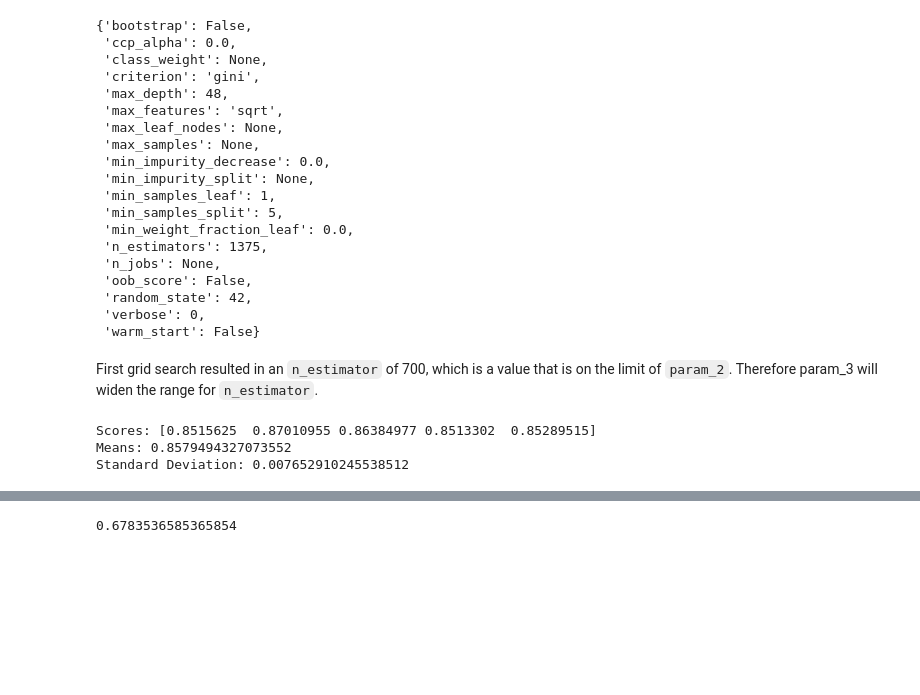
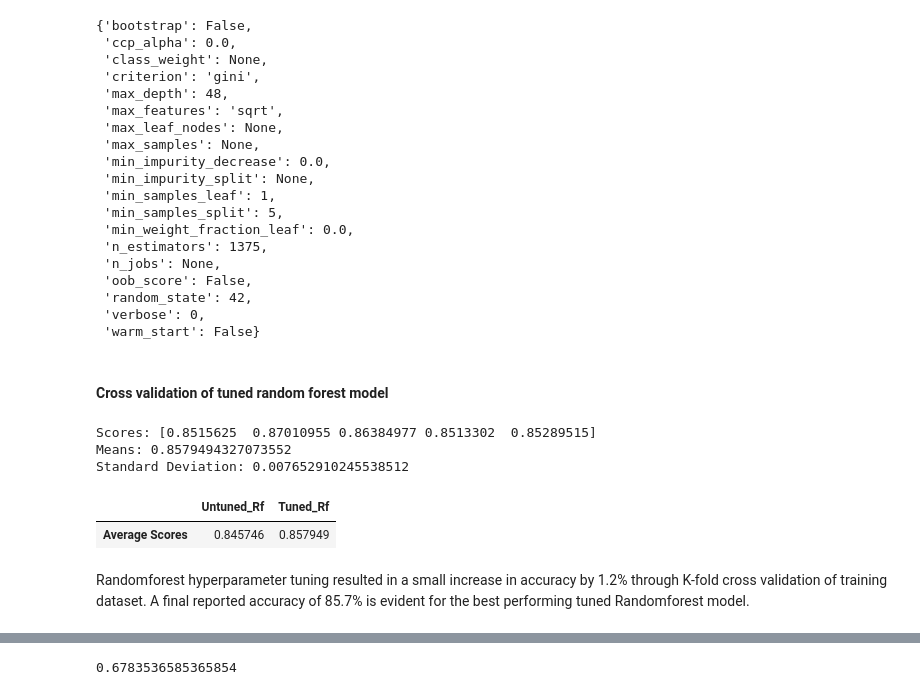
Before and after one commit to lloydhamilton/kaggle, a Jupyter notebook: water-potability.ipynb, the cells around one changed output, grey strips where cells are left out. Saved outputs shown, nothing was run; the diff lists cells and outputs as text; code cells hidden in the pictures; blank space fills up the shorter version.

```diff
--- a/water-potability.ipynb
+++ b/water-potability.ipynb
@@ -513,8 +508,8 @@ Fitting 5 folds for each of 25 candidates, totalling 125 fits
  'random_state': 42,
  'verbose': 0,
  'warm_start': False}
-# %% [markdown]
-First grid search resulted in an `n_estimator` of 700, which is a value that is on the limit of `param_2`. Therefore param_3 will widen the range for `n_estimator`.
+# %% [markdown]
+#### Cross validation of tuned random forest model
 # %%
 rf_best = rf_grid_search.best_estimator_
 rf_best.fit(training_pred, training_labels)
@@ -526,3 +521,12 @@ display_scores(forest_scores)
 Scores: [0.8515625  0.87010955 0.86384977 0.8513302  0.85289515]
 Means: 0.8579494327073552
 Standard Deviation: 0.007652910245538512
+# %%
+pd.DataFrame([{'Untuned_Rf':rf_scores.mean(),
+               'Tuned_Rf':forest_scores.mean()}],
+             index = ["Average Scores"])
+# %% [output]
+|  | Untuned_Rf | Tuned_Rf |
+| Average Scores | 0.845746 | 0.857949 |
+# %% [markdown]
+Randomforest hyperparameter tuning resulted in a small increase in accuracy by 1.2% through K-fold cross validation of training dataset. A final reported accuracy of 85.7% is evident for the best performing tuned Randomforest model.
```
Also changed, not shown: parts of 12 cells of this notebook.
